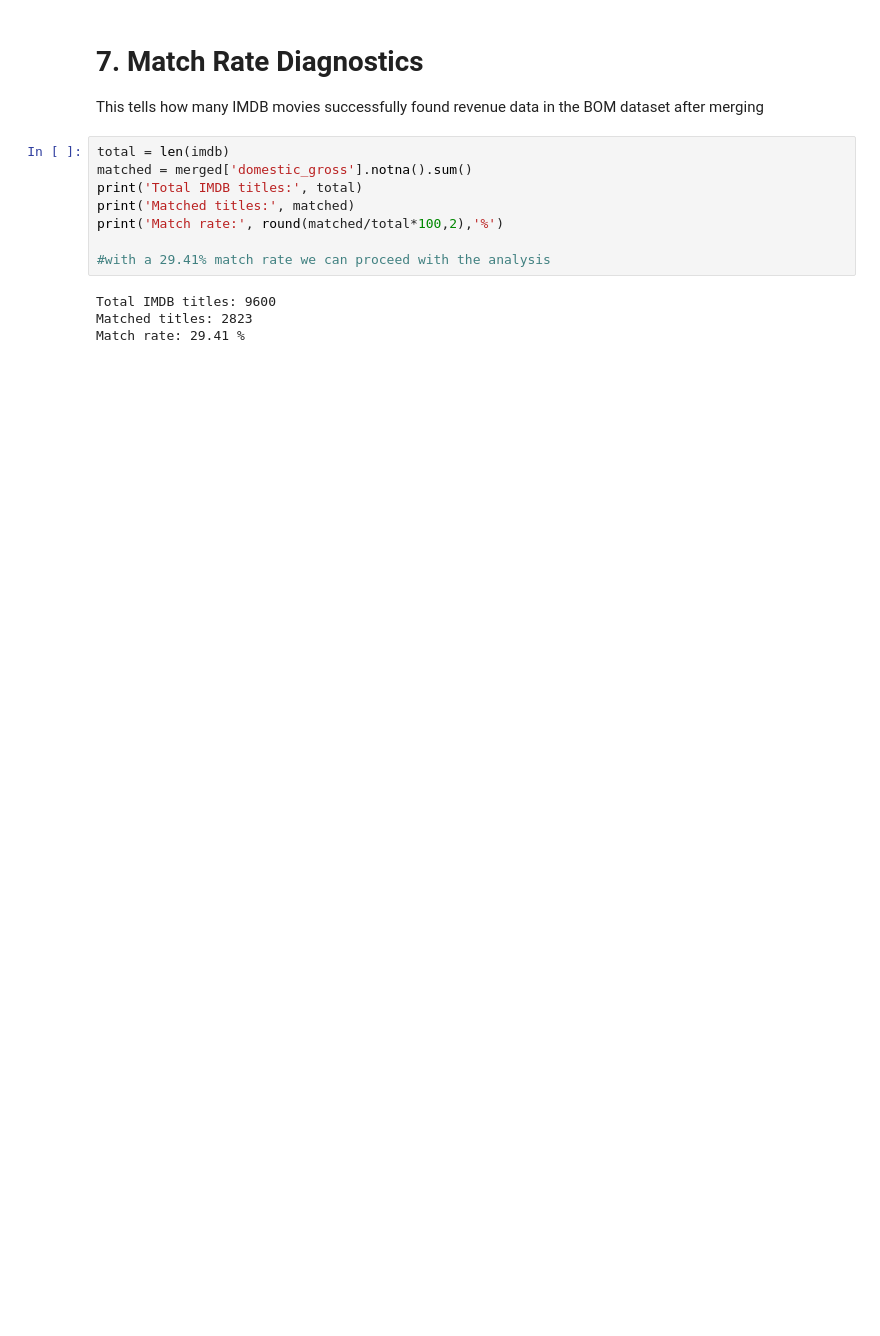
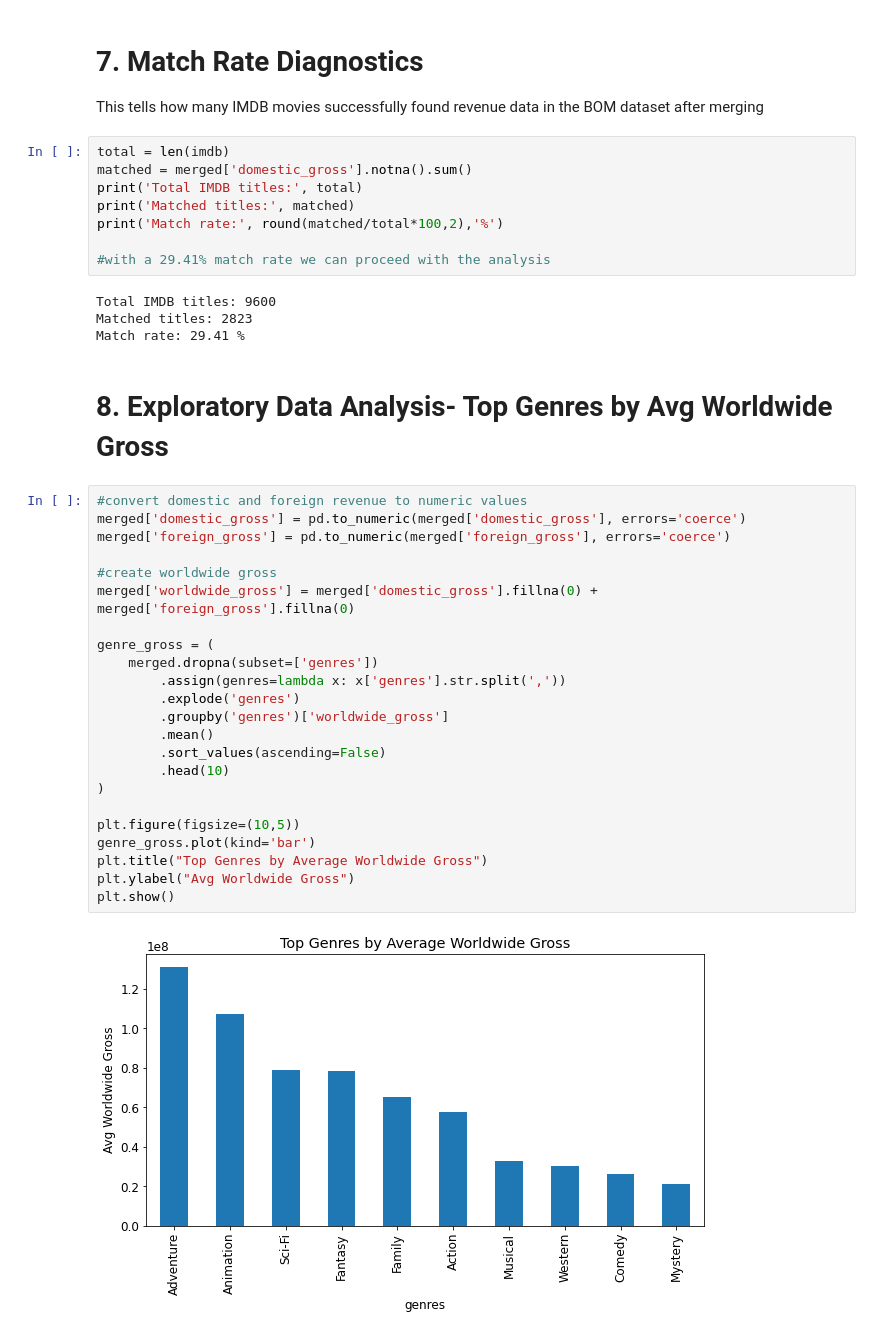
Before and after one commit to Vibora-Polo/group_4_project_phase_2, a Jupyter notebook: group_4_project.ipynb, the cells around one changed output. Saved outputs shown, nothing was run; the diff lists cells and outputs as text; blank space fills up the shorter version.

Commit message:
committing analysis and visualization of the findings

```diff
--- a/group_4_project.ipynb
+++ b/group_4_project.ipynb
@@ -184,3 +184,30 @@ print('Match rate:', round(matched/total*100,2),'%')
 Total IMDB titles: 9600
 Matched titles: 2823
 Match rate: 29.41 %
+# %% [markdown]
+# 8. Exploratory Data Analysis- Top Genres by Avg Worldwide Gross
+# %%
+#convert domestic and foreign revenue to numeric values
+merged['domestic_gross'] = pd.to_numeric(merged['domestic_gross'], errors='coerce')
+merged['foreign_gross'] = pd.to_numeric(merged['foreign_gross'], errors='coerce')
+
+#create worldwide gross
+merged['worldwide_gross'] = merged['domestic_gross'].fillna(0) + merged['foreign_gross'].fillna(0)
+
+genre_gross = (
+    merged.dropna(subset=['genres'])
+        .assign(genres=lambda x: x['genres'].str.split(','))
+        .explode('genres')
+        .groupby('genres')['worldwide_gross']
+        .mean()
+        .sort_values(ascending=False)
+        .head(10)
+)
+
+plt.figure(figsize=(10,5))
+genre_gross.plot(kind='bar')
+plt.title("Top Genres by Average Worldwide Gross")
+plt.ylabel("Avg Worldwide Gross")
+plt.show()
+# %% [output]
+[figure, added]
```
Also changed, not shown: parts of 6 cells of this notebook, 1 other file.
